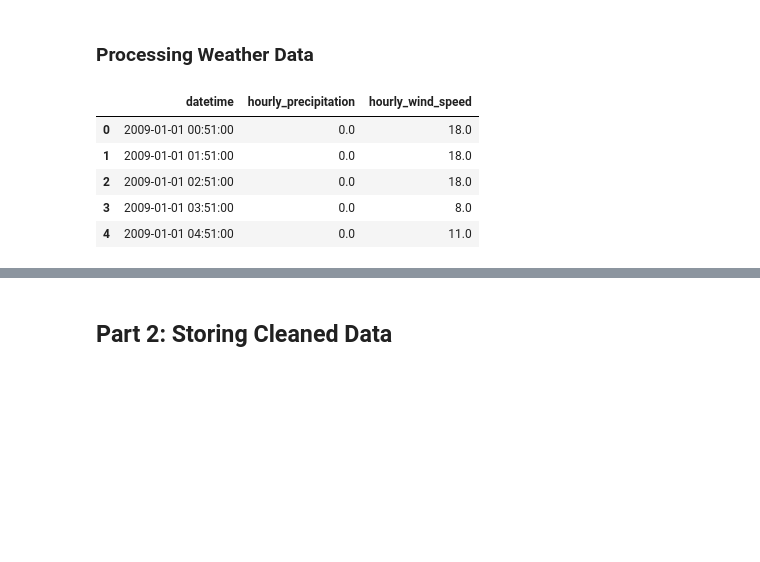
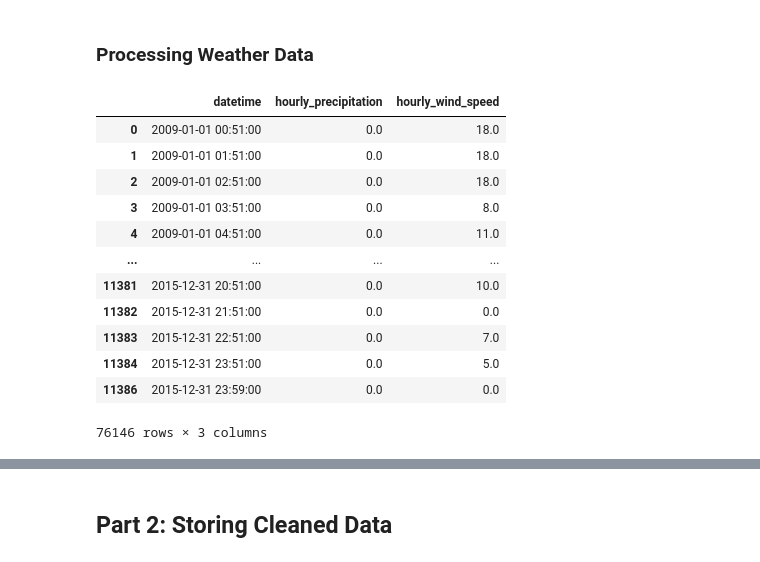
Before and after one commit to freyaybh/4501-Final-Project, a Jupyter notebook: Project.ipynb, the cells around one changed output, grey strips where cells are left out. Cells and saved outputs as stored; diff of their text form; code cells hidden in the pictures; blank space fills up the shorter version.

```diff
--- a/Project.ipynb
+++ b/Project.ipynb
@@ -284,6 +338,13 @@ uber_data.head()
 ### Processing Weather Data
 # %%
 def clean_month_weather_data_hourly(csv_file):
+    """
+    This function is to get clean hourly weather data, select only the requred columns,
+    convert required columns to numeric datatype, and fill nan values with 0
+    input: the raw weather data (all of the data are csv files)
+    output: cleaned hourly weather data
+
+    """
     weather_data=pd.read_csv(csv_file)
     weather_data['REPORT_TYPE'] = weather_data['REPORT_TYPE'].astype(str)
     weather_data['DATE'] = pd.to_datetime(weather_data['DATE'])
@@ -364,14 +432,21 @@ hourly2014=pd.DataFrame(clean_month_weather_data_hourly("weather data/2014_weath
 hourly2015=pd.DataFrame(clean_month_weather_data_hourly("weather data/2015_weather.csv"))
 # %%
 hourly_data=pd.concat([hourly2009,hourly2010,hourly2011,hourly2012,hourly2013,hourly2014,hourly2015])
-hourly_data.head()
+hourly_data
 # %% [output]
 |  | datetime | hourly_precipitation | hourly_wind_speed |
 | 0 | 2009-01-01 00:51:00 | 0.0 | 18.0 |
 | 1 | 2009-01-01 01:51:00 | 0.0 | 18.0 |
 | 2 | 2009-01-01 02:51:00 | 0.0 | 18.0 |
 | 3 | 2009-01-01 03:51:00 | 0.0 | 8.0 |
 | 4 | 2009-01-01 04:51:00 | 0.0 | 11.0 |
+| ... | ... | ... | ... |
+| 11381 | 2015-12-31 20:51:00 | 0.0 | 10.0 |
+| 11382 | 2015-12-31 21:51:00 | 0.0 | 0.0 |
+| 11383 | 2015-12-31 22:51:00 | 0.0 | 7.0 |
+| 11384 | 2015-12-31 23:51:00 | 0.0 | 5.0 |
+| 11386 | 2015-12-31 23:59:00 | 0.0 | 0.0 |
+76146 rows × 3 columns
 # %%
 daily2009=pd.DataFrame(clean_month_weather_data_daily("weather data/2009_weather.csv"))
 # %%
```
Also changed, not shown: parts of 37 cells of this notebook, 6 other files.
